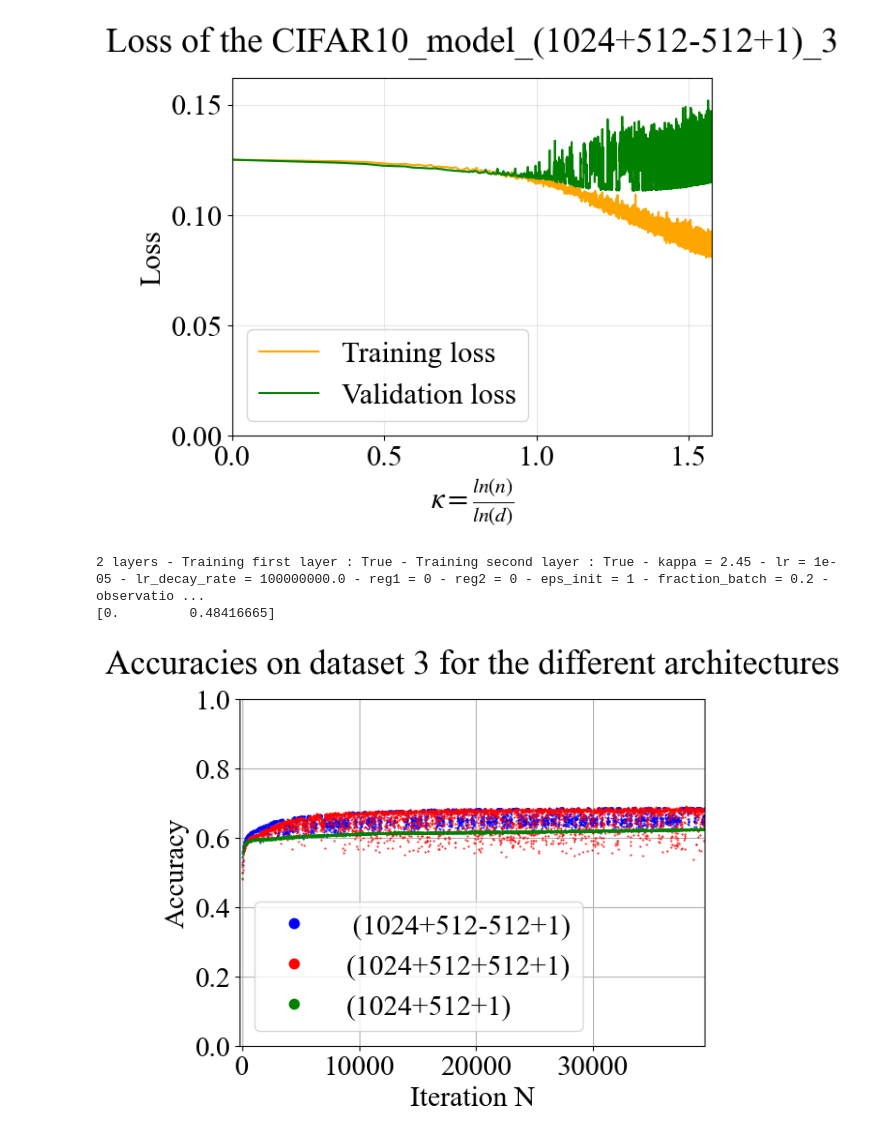
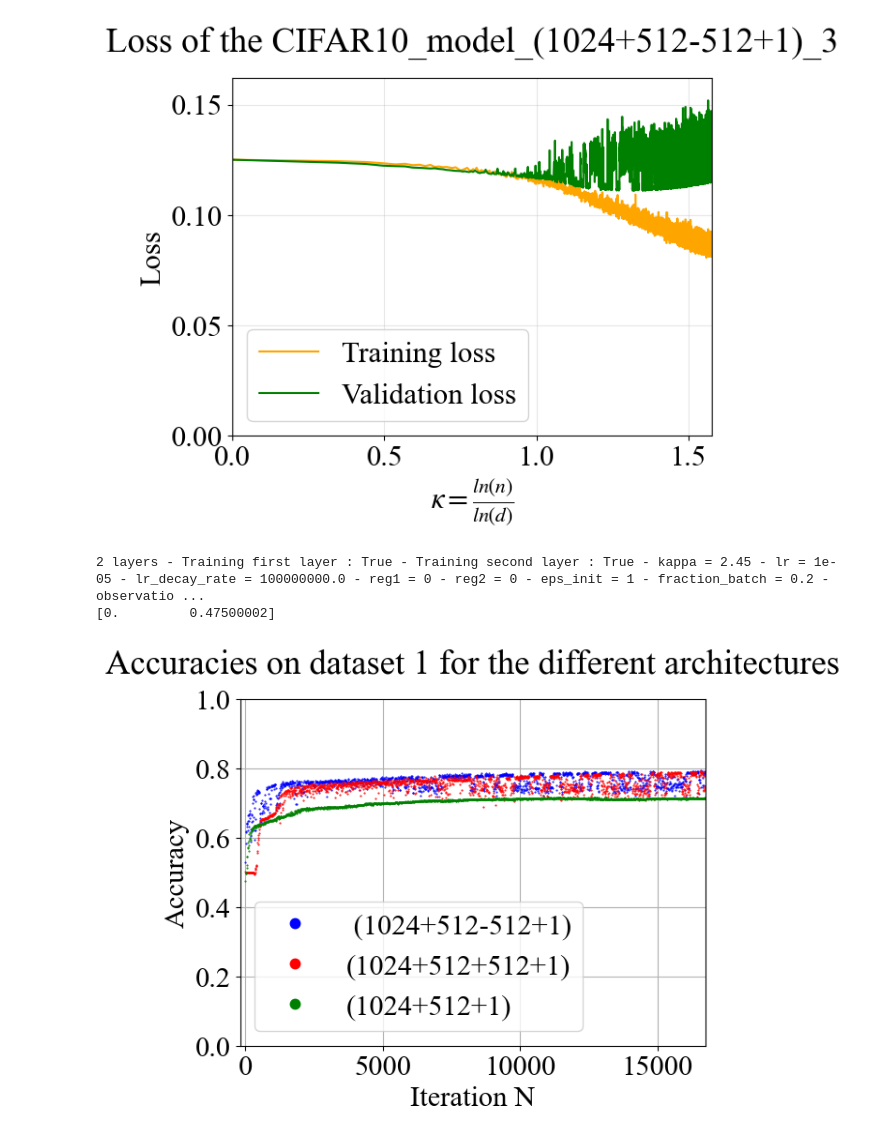
Before and after one commit to HugoVidal1/Stage_P3A_IdePHICS, a Jupyter notebook: CIFAR-10/classifiers_constructor.ipynb, the cells around one changed output. Cells and saved outputs as stored; diff of their text form; code cells hidden in the pictures.

Commit message:
Add : Post-processed curves

```diff
--- a/CIFAR-10/classifiers_constructor.ipynb
+++ b/CIFAR-10/classifiers_constructor.ipynb
@@ -892,52 +892,52 @@ date = '07_05_25'
 model_name = "CIFAR10_model_(1024+512+1)_save_3"
 curve_datas = np.loadtxt('Classifiers/' + date + '/' + date + '_' +  model_name + '/figures/accuracy_of_' + model_name +'.txt', delimiter=",", skiprows=1)
 assessed_model = torch.load('Classifiers/' + date + '/' + date + '_' +  model_name + '/' + model_name + ".pt", weights_only=False)
-save_path = 'Post-processing/08_05_25/Dataset_3/'
+save_path = 'Post-processing/08_05_25/Dataset_1/'
 # Details of the model
 print(assessed_model.architecture)
 
 # Plot the performances
-model_name_1 = "CIFAR10_model_(1024+512+1)_3"
-model_name_2 = "CIFAR10_model_(1024+512+512+1)_3"
-model_name_3 = "CIFAR10_model_(1024+512-512+1)_3"
+model_name_1 = "CIFAR10_model_(1024+512+1)_save_2"
+model_name_2 = "CIFAR10_model_(1024+512+512+1)_save_3"
+model_name_3 = "CIFAR10_model_(1024+512-512+1)"
 
 curve_datas_model_1 = np.loadtxt('Classifiers/' + date + '/' + date + '_' +  model_name_1 + '/figures/accuracy_of_' + model_name_1 +'.txt', delimiter=",", skiprows=1)
-curve_datas_model_2 = np.loadtxt('Classifiers/' + date + '/' + date + '_' +  model_name_2 + '/figures/accuracy_of_' + date + '_' + model_name_2 +'.txt', delimiter=",", skiprows=1)
+curve_datas_model_2 = np.loadtxt('Classifiers/' + date + '/' + date + '_' +  model_name_2 + '/figures/accuracy_of_' + model_name_2 +'.txt', delimiter=",", skiprows=1)
 curve_datas_model_3 = np.loadtxt('Classifiers/' + date + '/' + date + '_' +  model_name_3 + '/figures/accuracy_of_' + model_name_3 +'.txt', delimiter=",", skiprows=1)
 
 print(curve_datas_model_1[0])
 plt.plot(curve_datas_model_3[:, 0], curve_datas_model_3[:, 1], '.', markersize = '1', color = 'blue', label = ' (1024+512-512+1)')
 plt.plot(curve_datas_model_2[:, 0], curve_datas_model_2[:, 1], '.', markersize = '1', color = 'red', label = '(1024+512+512+1)')
 plt.plot(curve_datas_model_1[:, 0], curve_datas_model_1[:, 1], '.', markersize = '1', color = 'green', label = '(1024+512+1)')
 plt.xlim(-200,np.min([np.max(curve_datas_model_1[:, 0]), np.max(curve_datas_model_2[:, 0]), np.max(curve_datas_model_3[:, 0])]))
 plt.ylim(0,1)
 plt.grid()
 plt.xlabel('Iteration N')
 plt.ylabel('Accuracy')
-plt.title('Accuracies on dataset 3 for the different architectures', pad = 20)
+plt.title('Accuracies on dataset 1 for the different architectures', pad = 20)
 legend = plt.legend()
 for handle in legend.legend_handles:
     handle.set_markersize(15)
-plt.savefig(save_path + "Comparison_accuracy_dataset_3.png", bbox_inches='tight')
-plt.savefig(save_path + "Comparison_accuracy_dataset_3.svg", bbox_inches='tight')
+plt.savefig(save_path + "Comparison_accuracy_dataset_1.png", bbox_inches='tight')
+plt.savefig(save_path + "Comparison_accuracy_dataset_1.svg", bbox_inches='tight')
 plt.show()
 # Plots of performances
 # accuracy = mpimg.imread("Classifiers/" + model_name + "/figures/accuracy_of_" + model_name + ".png")
 # plt.imshow(accuracy)
 # kappa_accuracy = mpimg.imread("Classifiers/" + model_name + "/figures/kappa_accuracy_of_" + model_name + ".png")
 # plt.imshow(kappa_accuracy)
 # loss = mpimg.imread("Classifiers/" + model_name + "/figures/loss_of_" + model_name + ".png")
 # plt.imshow(loss)
 # kappa_loss = mpimg.imread("Classifiers/" + model_name + "/figures/kappa_loss_of_" + model_name + ".png")
 # plt.imshow(kappa_loss)
 # plt.show()
 
 # Import datas
 # accuracy_data = np.loadtxt("Classifiers/" + model_name + "/figures/accuracy_of_" + model_name + ".txt", delimiter=",", skiprows=1)
 # loss_data = np.loadtxt("Classifiers/" + model_name + "/figures/loss_of_" + model_name + ".txt", delimiter=",", skiprows=1)
 # kappa_accuracy_data = np.loadtxt("Classifiers/" + model_name + "/figures/kappa_accuracy_" + model_name + ".txt", delimiter=",", skiprows=1)
 # kappa_loss_data = np.loadtxt("Classifiers/" + model_name + "/figures/kappa_loss_of_" + model_name + ".txt", delimiter=",", skiprows=1)
 # %% [output]
 2 layers - Training first layer : True - Training second layer : True - kappa = 2.45 - lr = 1e-05 - lr_decay_rate = 100000000.0 - reg1 = 0 - reg2 = 0 - eps_init = 1 - fraction_batch = 0.2 - observatio ...
-[0.         0.48416665]
+[0.         0.47500002]
-[figure, old version]
+[figure, new version]
```
